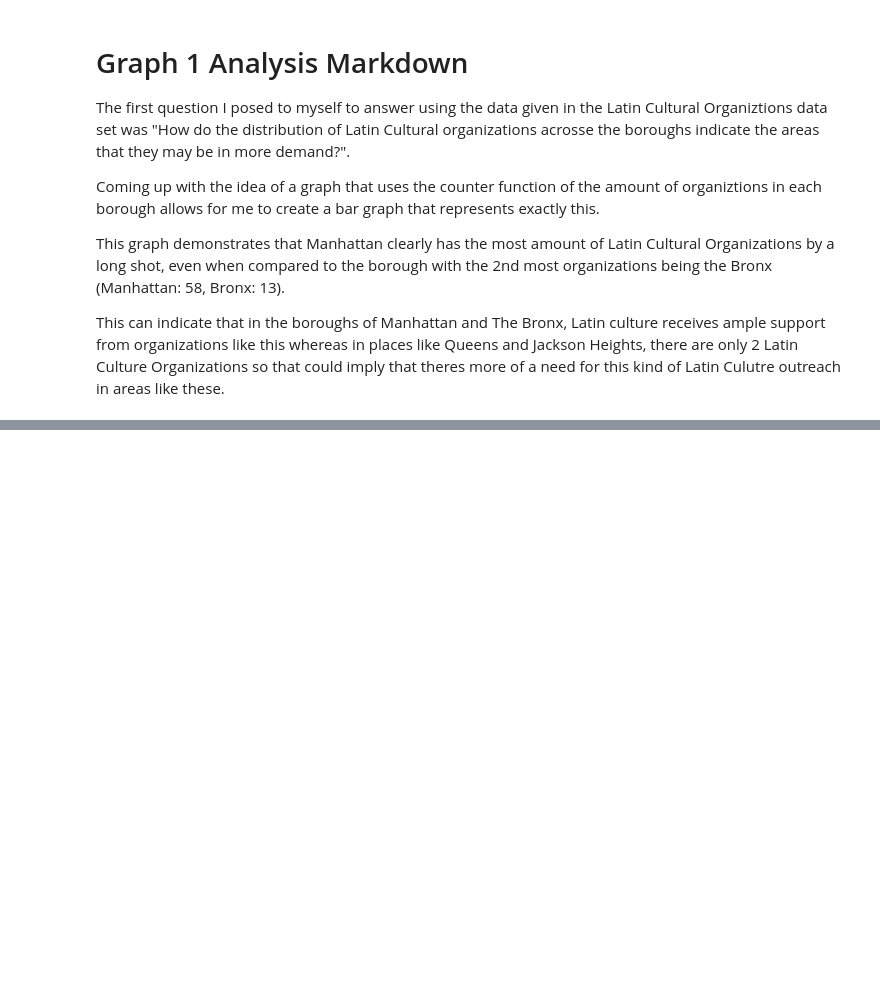
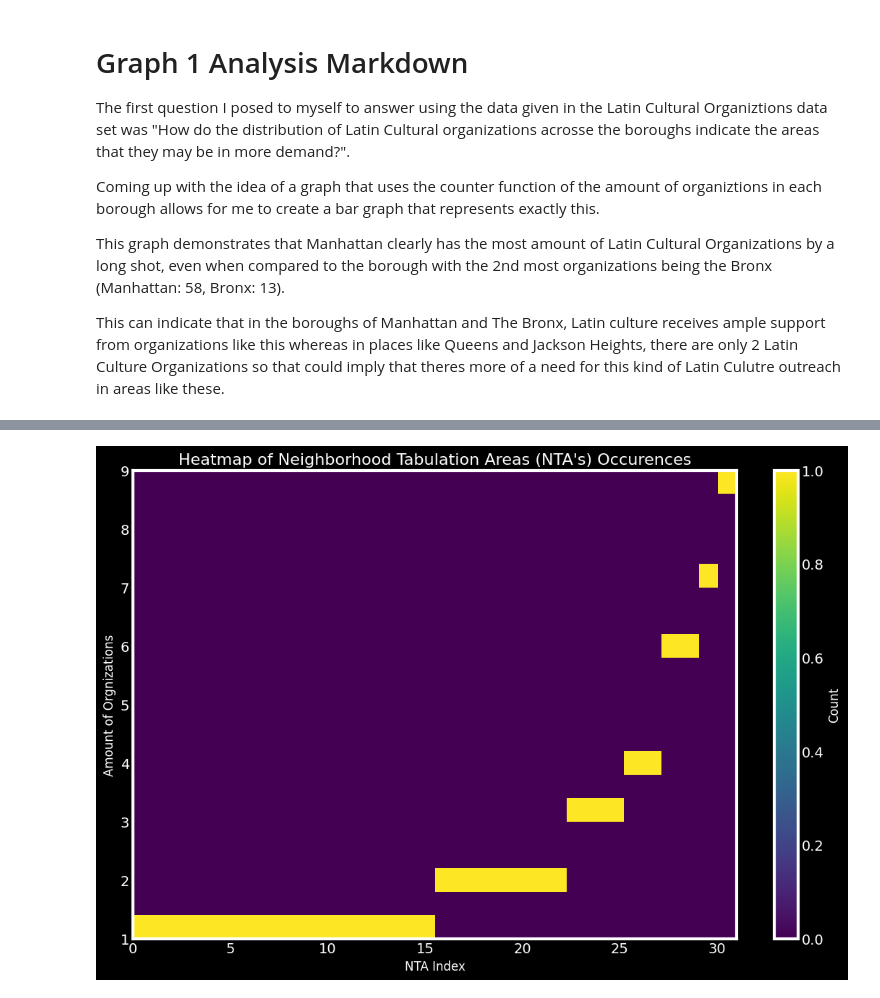
Before and after one commit to ghYeet42/unit-2-data-sci, a Jupyter notebook: new.ipynb, the cells around one changed output, grey strips where cells are left out. Saved outputs shown, nothing was run; the diff lists cells and outputs as text; code cells hidden in the pictures; blank space fills up the shorter version.

```diff
--- a/new.ipynb
+++ b/new.ipynb
@@ -74,0 +82,26 @@ Is there a correlation between the demographic composition (ethnicity, household
+# %%
+# Grouping by "NTA" and calculating the count
+nta_counts = df.groupby("NTA").size()
+
+# Resetting the index to make "NTA" a regular column
+nta_counts = nta_counts.reset_index(name='Count')
+
+# Sorting the DataFrame by count in descending order
+nta_counts = nta_counts.sort_values(by='Count', ascending=True)
+
+# Creating a 2D histogram using matplotlib
+pplt.figure(figsize=(12, 8))
+pplt.hist2d(range(len(nta_counts)), nta_counts['Count'], bins=[len(nta_counts), 20], cmap='viridis')
+
+# Adding color bar
+cbar = pplt.colorbar(label='Count')
+
+# Setting the title and labels for the plot
+pplt.title("Heatmap of Neighborhood Tabulation Areas (NTA's) Occurences")
+pplt.xlabel('NTA Index')
+pplt.ylabel('Amount of Orgnizations')
+
+# Display the 2D histogram
+pplt.show()
+# %% [output]
+[figure, added]
```
Also changed, not shown: parts of 7 cells of this notebook.
